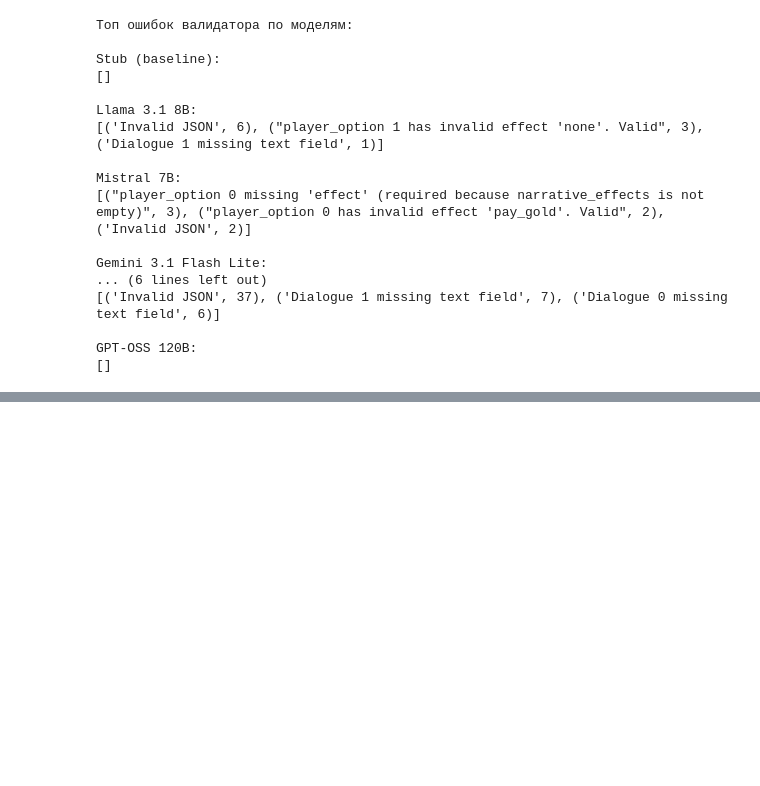
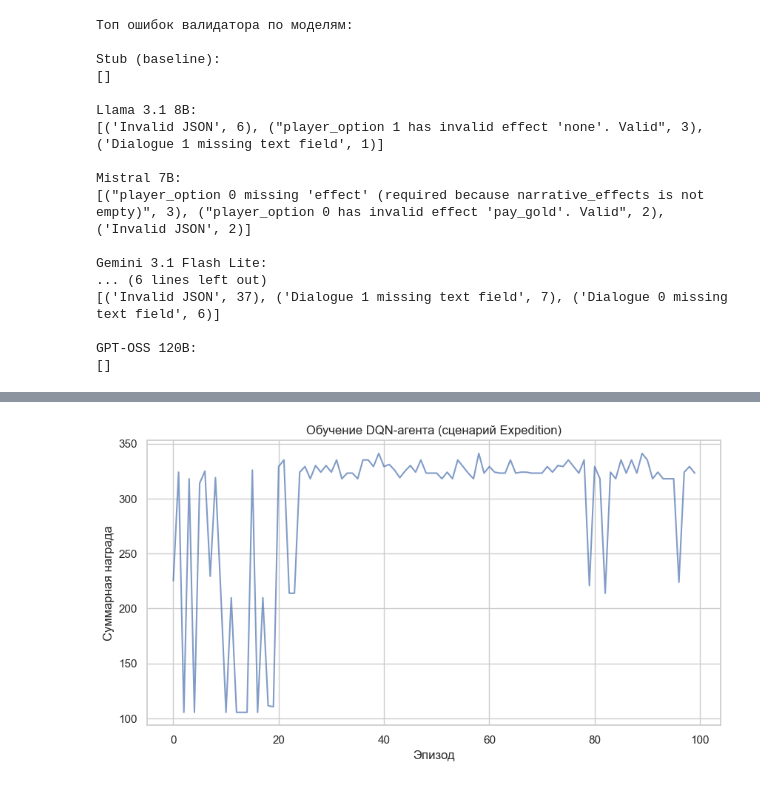
Before and after one commit to zolotarevma/RLOV, a Jupyter notebook: experiments/analysis.ipynb, the cells around one changed output, grey strips where cells are left out. Drawn from its saved outputs; the diff is of its cells as text; code cells hidden in the pictures; blank space fills up the shorter version.

Commit message:
Add new expedition scenario, improved RL training, and planner comparison metrics

```diff
--- a/experiments/analysis.ipynb
+++ b/experiments/analysis.ipynb
@@ -144,3 +144,15 @@ summary
 | Qwen 2.5 7B | 20 | 5.55 | 5.55 | 0.816767 | 0.505807 | 0.032967 | 0.0 | ... |
 | Gemma 2 9B | 20 | 8.65 | 8.65 | 0.843232 | 0.630199 | 0.326797 | 0.0 | ... |
 | GPT-OSS 120B | 6 | 7.00 | 7.00 | 0.784521 | 0.523736 | 0.000000 | 0.0 | ... |
+# %%
+# Ячейка 10: Визуализация обучения RL-агента
+rewards_df = pd.read_csv("../rl_planner/training_rewards.csv")
+plt.figure(figsize=(10, 5))
+plt.plot(rewards_df['episode'], rewards_df['reward'], alpha=0.7)
+plt.xlabel('Эпизод')
+plt.ylabel('Суммарная награда')
+plt.title('Обучение DQN-агента (сценарий Expedition)')
+plt.grid(True)
+plt.show()
+# %% [output]
+[figure, added]
```
Also changed, not shown: parts of 1 cell of this notebook, 10 other files.
